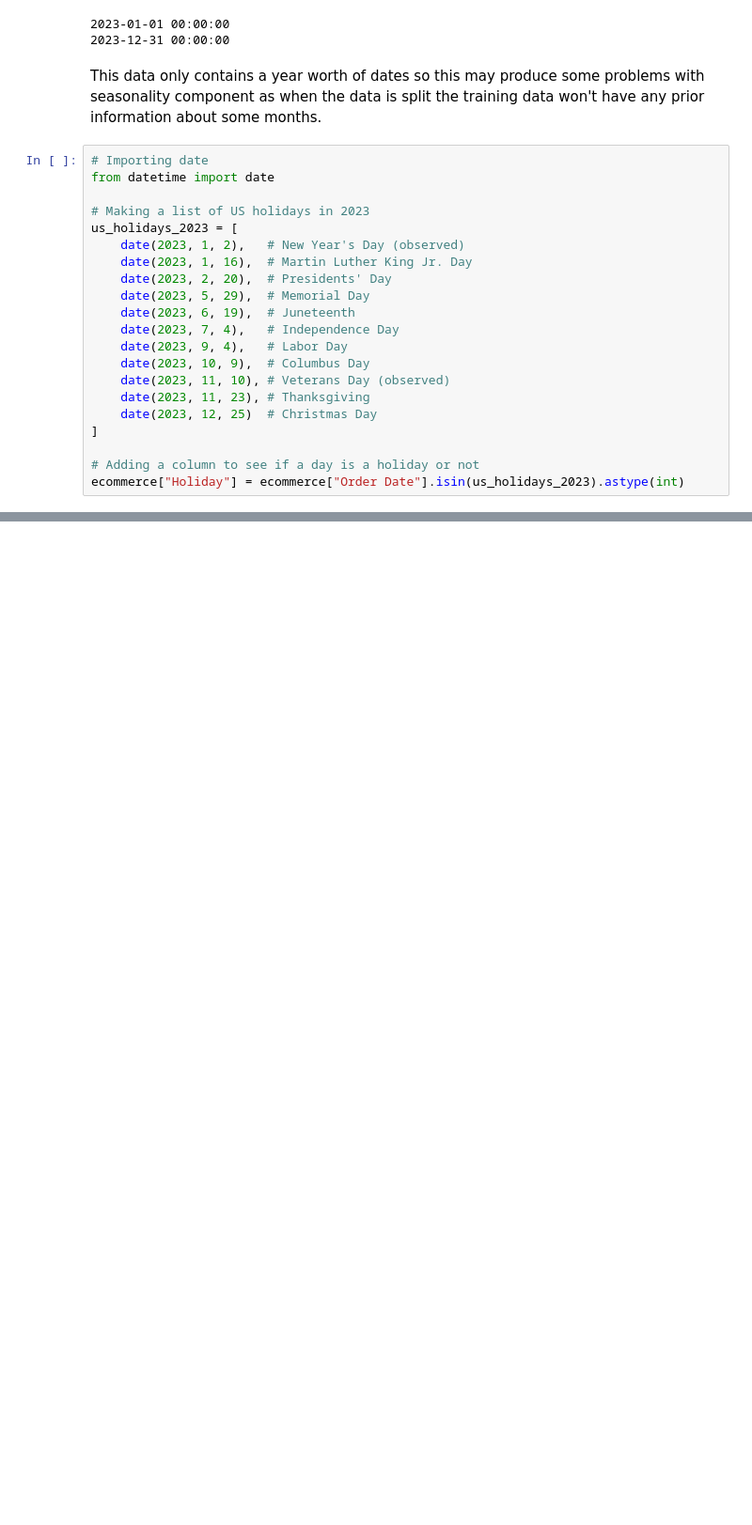
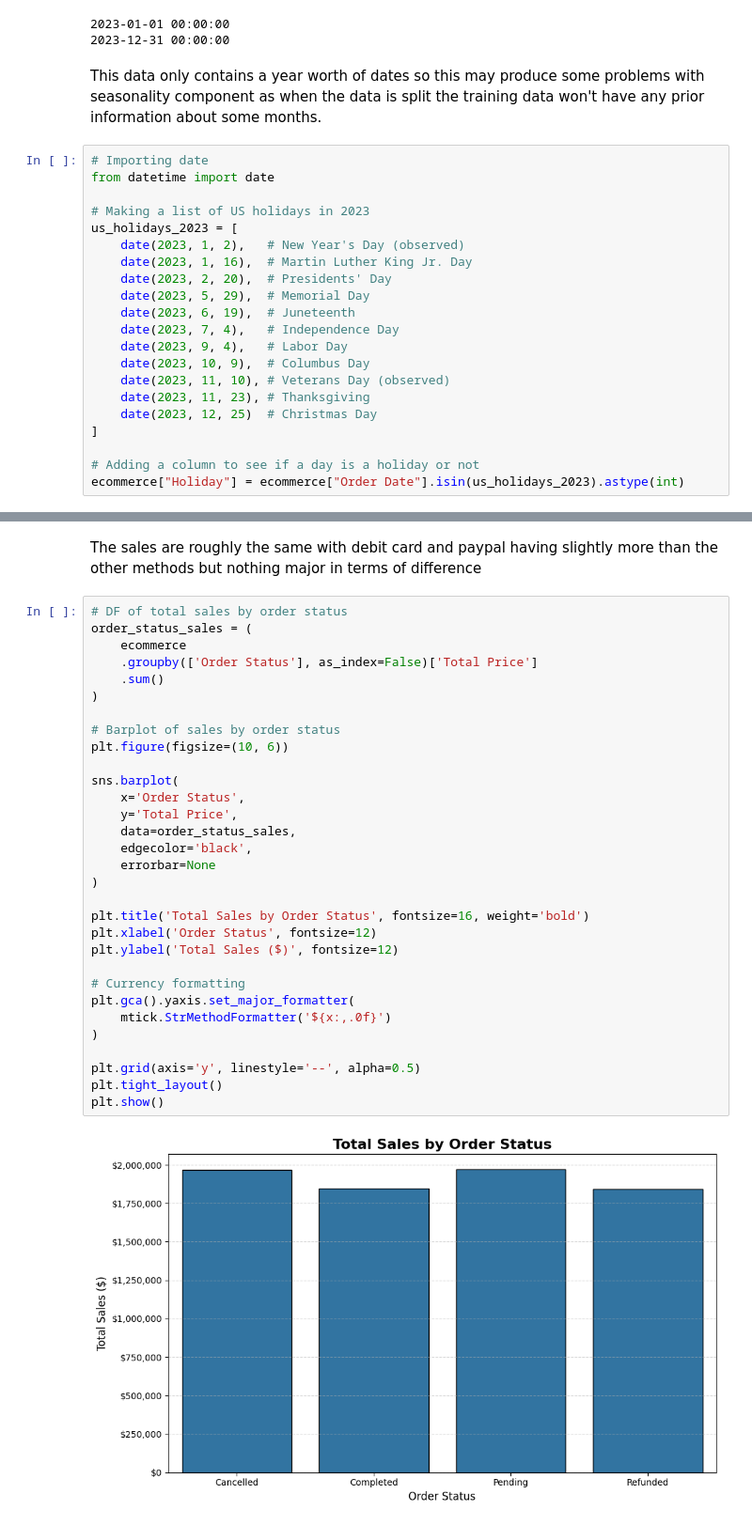
Before and after one commit to ryaltic/E-Commerce-Time-Series-Forecast, a Jupyter notebook: E_Commerce_Forecasting.ipynb, the cells around one changed output, grey strips where cells are left out. Shown at 94% size. Cells and saved outputs as stored; diff of their text form; blank space fills up the shorter version.

```diff
--- a/E_Commerce_Forecasting.ipynb
+++ b/E_Commerce_Forecasting.ipynb
@@ -142,0 +253,35 @@ ecommerce.head()
+# %% [markdown]
+The sales are roughly the same with debit card and paypal having slightly more than the other methods but nothing major in terms of difference
+# %%
+# DF of total sales by order status
+order_status_sales = (
+    ecommerce
+    .groupby(['Order Status'], as_index=False)['Total Price']
+    .sum()
+)
+
+# Barplot of sales by order status
+plt.figure(figsize=(10, 6))
+
+sns.barplot(
+    x='Order Status',
+    y='Total Price',
+    data=order_status_sales,
+    edgecolor='black',
+    errorbar=None
+)
+
+plt.title('Total Sales by Order Status', fontsize=16, weight='bold')
+plt.xlabel('Order Status', fontsize=12)
+plt.ylabel('Total Sales ($)', fontsize=12)
+
+# Currency formatting
+plt.gca().yaxis.set_major_formatter(
+    mtick.StrMethodFormatter('${x:,.0f}')
+)
+
+plt.grid(axis='y', linestyle='--', alpha=0.5)
+plt.tight_layout()
+plt.show()
+# %% [output]
+[figure, added]
```
Also changed, not shown: parts of 11 cells of this notebook.
